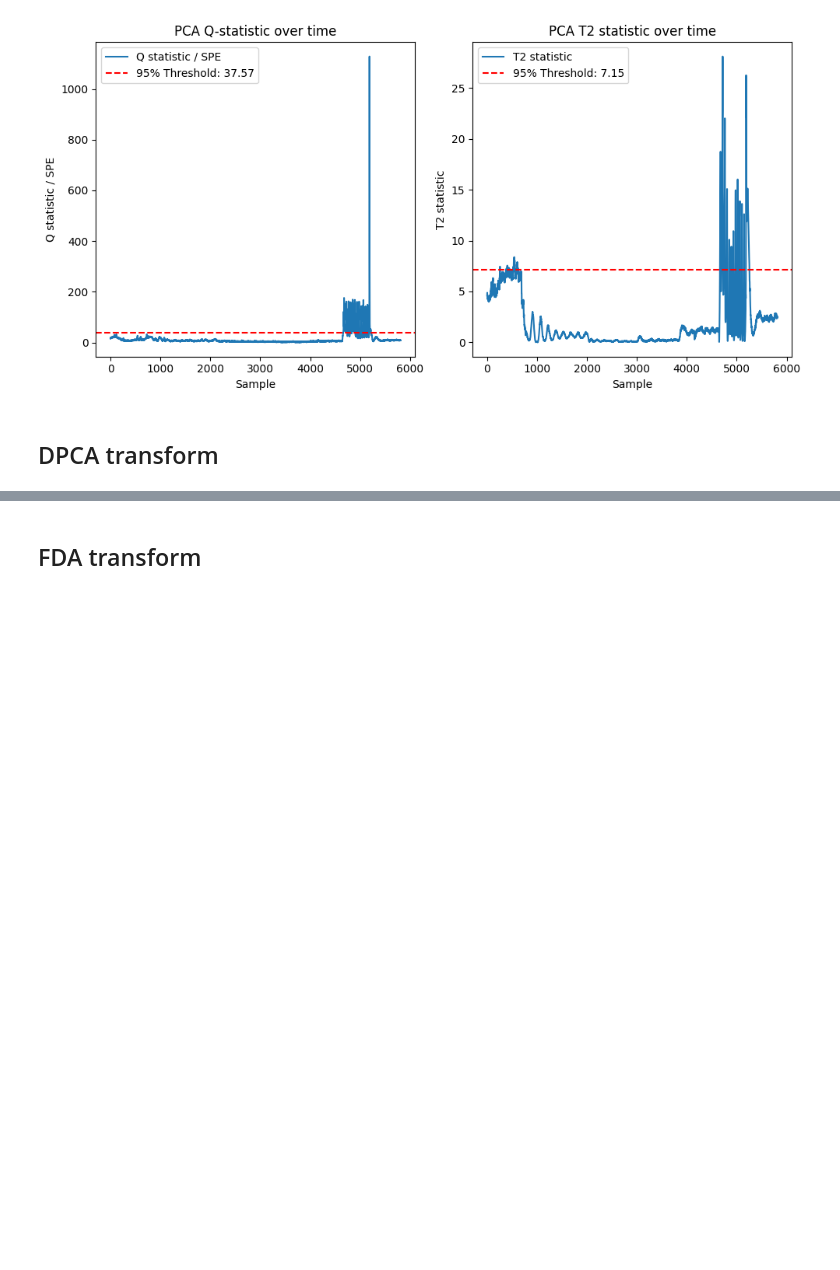
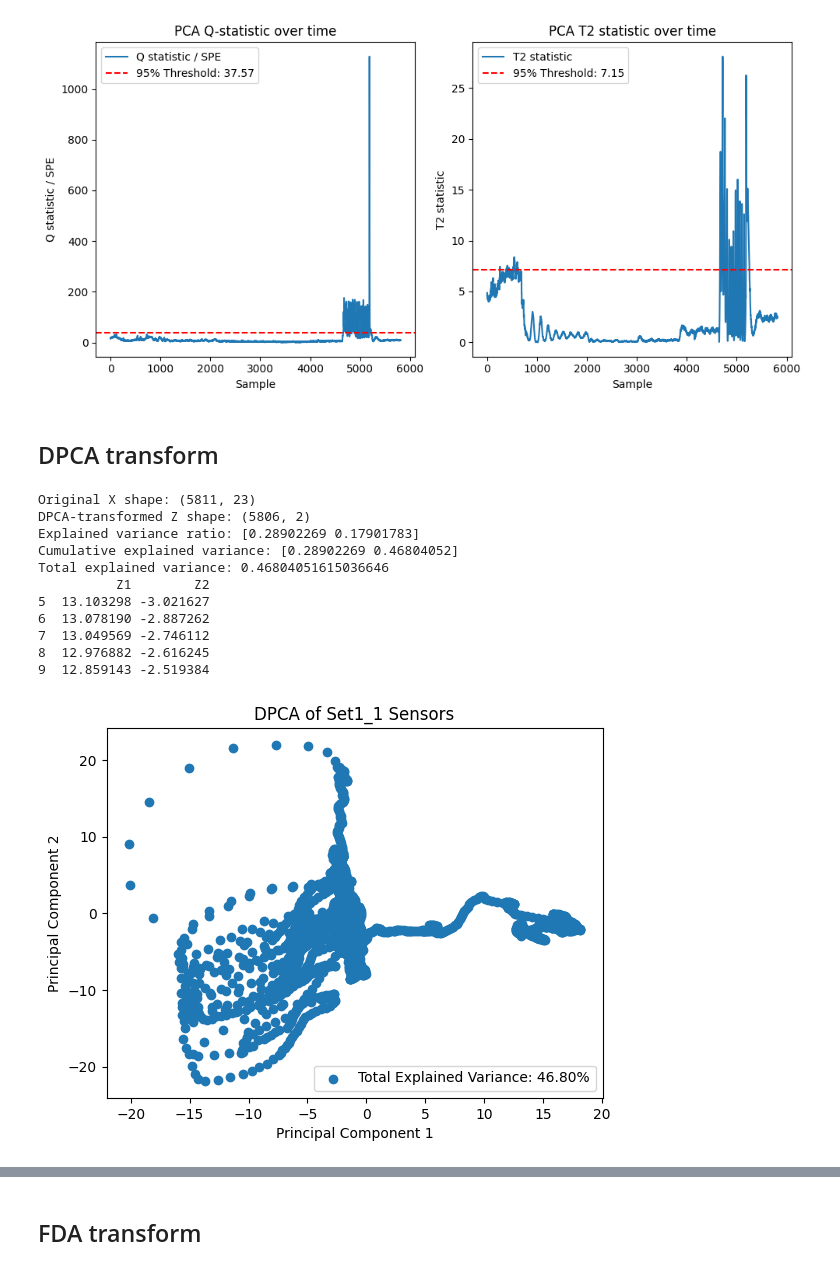
Before and after one commit to PeterAndersen-sdu/Fault-detection-project, a Jupyter notebook: main.ipynb, the cells around one changed output, grey strips where cells are left out. Cells and saved outputs as stored; diff of their text form; code cells hidden in the pictures; blank space fills up the shorter version.

Commit message:
DPCA pipeline and dpca.py

```diff
--- a/main.ipynb
+++ b/main.ipynb
@@ -110,3 +108,35 @@ plt.show()
 [figure]
 # %% [markdown]
 ## DPCA transform
+# %%
+from fdd.dpca import dpca_transform
+
+# X from preprocessing; Z is DPCA-transformed X
+Z_dpca, evr_dpca, X_lagged = dpca_transform(X, n_components=2, time_lags=5)
+
+print('Original X shape:', X.shape)
+print('DPCA-transformed Z shape:', Z_dpca.shape)
+print('Explained variance ratio:', evr_dpca.values)
+print('Cumulative explained variance:', evr_dpca.cumsum().values)
+print('Total explained variance:', evr_dpca.sum())
+print(Z_dpca.head())
+
+plt.scatter(Z_dpca["Z1"], Z_dpca["Z2"])
+plt.xlabel("Principal Component 1")
+plt.ylabel("Principal Component 2")
+plt.title("DPCA of Set1_1 Sensors")
+plt.legend([f'Total Explained Variance: {evr_dpca.sum()*100:.2f}%'])
+plt.show()
+# %% [output]
+Original X shape: (5811, 23)
+DPCA-transformed Z shape: (5806, 2)
+Explained variance ratio: [0.28902269 0.17901783]
+Cumulative explained variance: [0.28902269 0.46804052]
+Total explained variance: 0.46804051615036646
+          Z1        Z2
+5  13.103298 -3.021627
+6  13.078190 -2.887262
+7  13.049569 -2.746112
+8  12.976882 -2.616245
+9  12.859143 -2.519384
+[figure, added]
```
Also changed, not shown: parts of 8 cells of this notebook, 1 other file.
